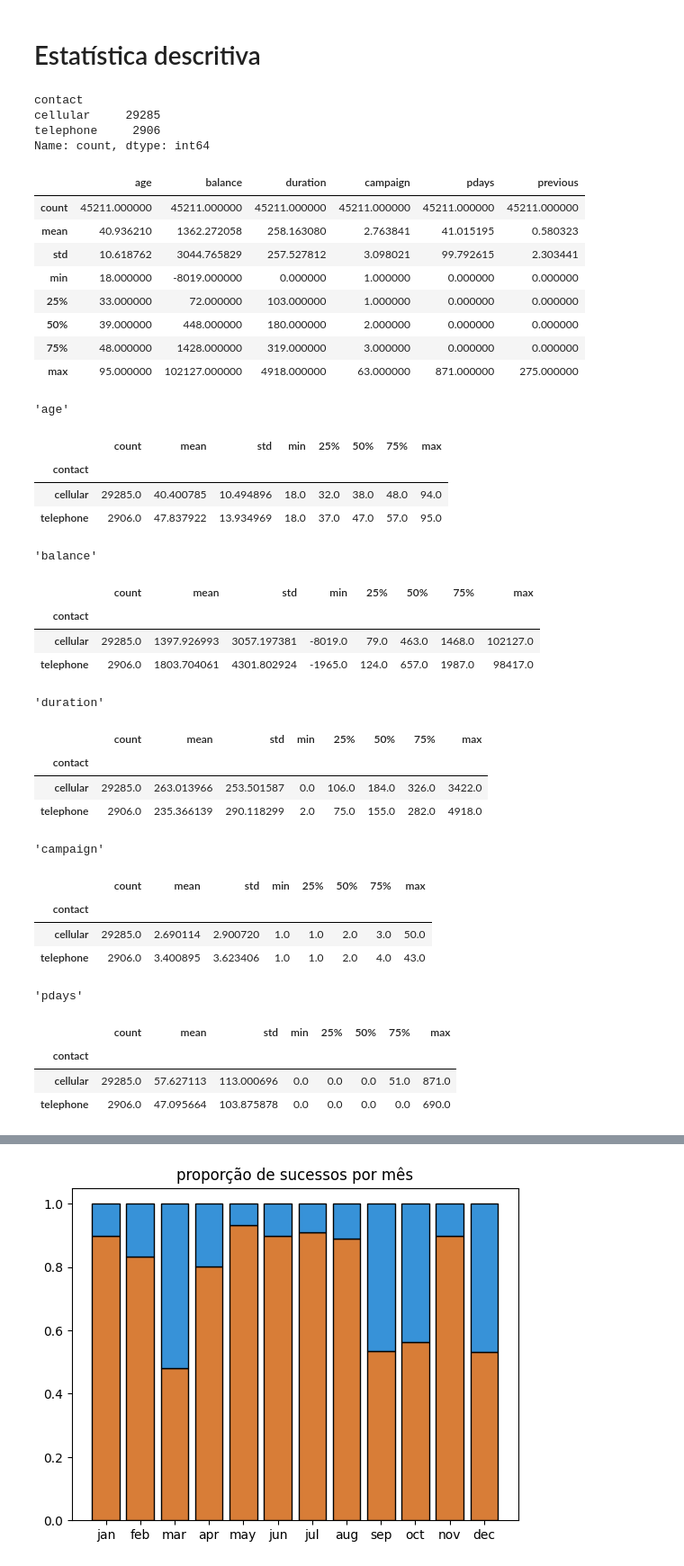
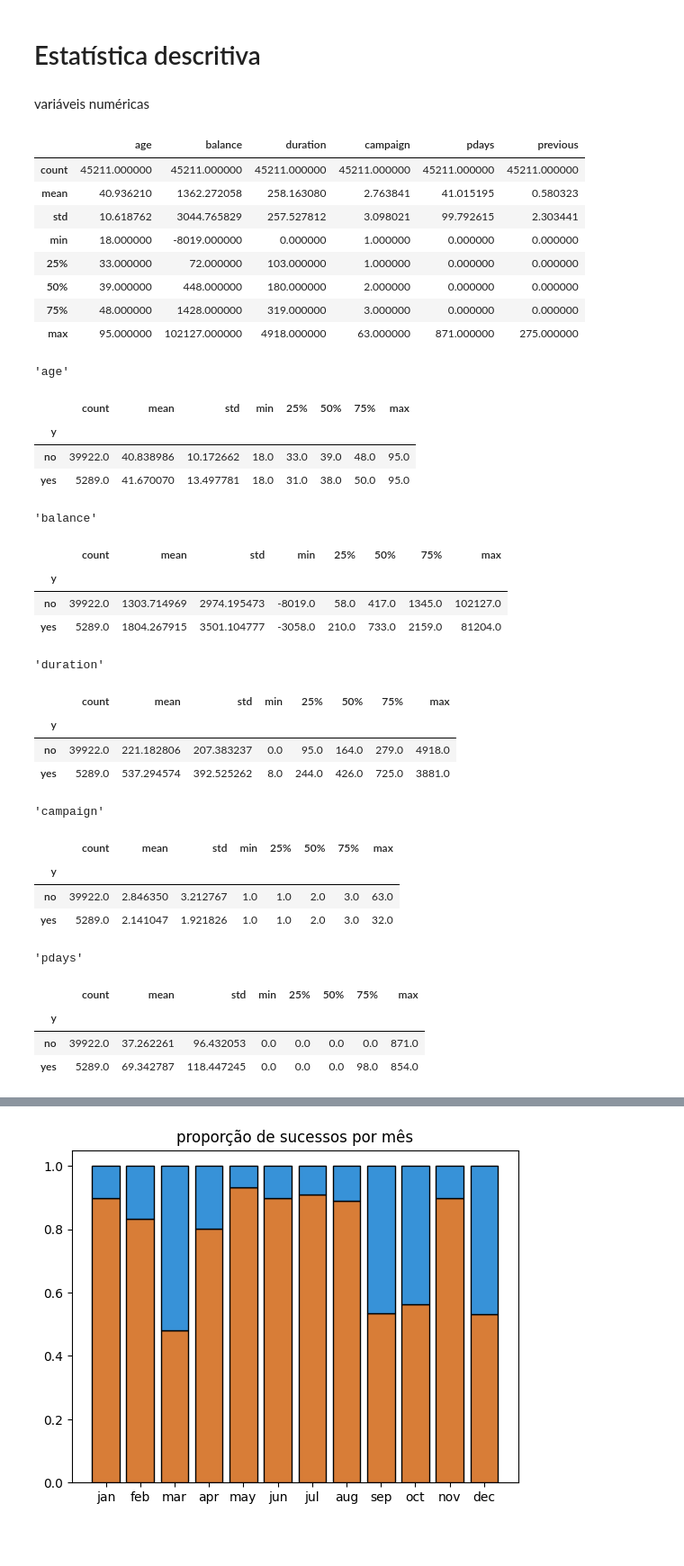
Before and after one commit to juliano-CN/analise-maketing-bancario, a Jupyter notebook: bank.ipynb, the cells around one changed output, grey strips where cells are left out. Shown at 90% size. Cells and saved outputs as stored; diff of their text form; code cells hidden in the pictures; blank space fills up the shorter version.

```diff
--- a/bank.ipynb
+++ b/bank.ipynb
@@ -71,22 +70,16 @@ df.head(6)
 | 5 | no | 35 | management | married | tertiary | no | 231 | yes | no | NaN | ... |
 # %% [markdown]
 # Estatística descritiva
+# %% [markdown]
+variáveis numéricas
 # %%
 import matplotlib.pyplot as plt
 import numpy as np
 
 numerical_variables = ["y","age","balance","duration","campaign","pdays","previous"]
 
-display(df['contact'].value_counts())
 display(df[numerical_variables].describe())
-for i in numerical_variables[1:6]:
-    display(i)
-    display(df.groupby('contact')[i].describe())
 # %% [output]
-contact
-cellular     29285
-telephone     2906
-Name: count, dtype: int64
 |  | age | balance | duration | campaign | pdays | previous |
 | count | 45211.000000 | 45211.000000 | 45211.000000 | 45211.000000 | 45211.000000 | 45211.000000 |
 | mean | 40.936210 | 1362.272058 | 258.163080 | 2.763841 | 41.015195 | 0.580323 |
@@ -96,28 +89,33 @@ Name: count, dtype: int64
 | 50% | 39.000000 | 448.000000 | 180.000000 | 2.000000 | 0.000000 | 0.000000 |
 | 75% | 48.000000 | 1428.000000 | 319.000000 | 3.000000 | 0.000000 | 0.000000 |
 | max | 95.000000 | 102127.000000 | 4918.000000 | 63.000000 | 871.000000 | 275.000000 |
-'age'
-|  | count | mean | std | min | 25% | 50% | 75% | max |
-| contact |  |  |  |  |  |  |  |  |
-| cellular | 29285.0 | 40.400785 | 10.494896 | 18.0 | 32.0 | 38.0 | 48.0 | 94.0 |
-| telephone | 2906.0 | 47.837922 | 13.934969 | 18.0 | 37.0 | 47.0 | 57.0 | 95.0 |
-'balance'
-|  | count | mean | std | min | 25% | 50% | 75% | max |
-| contact |  |  |  |  |  |  |  |  |
-| cellular | 29285.0 | 1397.926993 | 3057.197381 | -8019.0 | 79.0 | 463.0 | 1468.0 | 102127.0 |
-| telephone | 2906.0 | 1803.704061 | 4301.802924 | -1965.0 | 124.0 | 657.0 | 1987.0 | 98417.0 |
-'duration'
-|  | count | mean | std | min | 25% | 50% | 75% | max |
-| contact |  |  |  |  |  |  |  |  |
-| cellular | 29285.0 | 263.013966 | 253.501587 | 0.0 | 106.0 | 184.0 | 326.0 | 3422.0 |
-| telephone | 2906.0 | 235.366139 | 290.118299 | 2.0 | 75.0 | 155.0 | 282.0 | 4918.0 |
-'campaign'
-|  | count | mean | std | min | 25% | 50% | 75% | max |
-| contact |  |  |  |  |  |  |  |  |
-| cellular | 29285.0 | 2.690114 | 2.900720 | 1.0 | 1.0 | 2.0 | 3.0 | 50.0 |
-| telephone | 2906.0 | 3.400895 | 3.623406 | 1.0 | 1.0 | 2.0 | 4.0 | 43.0 |
-'pdays'
-|  | count | mean | std | min | 25% | 50% | 75% | max |
-| contact |  |  |  |  |  |  |  |  |
-| cellular | 29285.0 | 57.627113 | 113.000696 | 0.0 | 0.0 | 0.0 | 51.0 | 871.0 |
-| telephone | 2906.0 | 47.095664 | 103.875878 | 0.0 | 0.0 | 0.0 | 0.0 | 690.0 |
+# %%
+for i in numerical_variables[1:6]:
+    display(i)
+    display(df.groupby('y')[i].describe())
+# %% [output]
+'age'
+|  | count | mean | std | min | 25% | 50% | 75% | max |
+| y |  |  |  |  |  |  |  |  |
+| no | 39922.0 | 40.838986 | 10.172662 | 18.0 | 33.0 | 39.0 | 48.0 | 95.0 |
+| yes | 5289.0 | 41.670070 | 13.497781 | 18.0 | 31.0 | 38.0 | 50.0 | 95.0 |
+'balance'
+|  | count | mean | std | min | 25% | 50% | 75% | max |
+| y |  |  |  |  |  |  |  |  |
+| no | 39922.0 | 1303.714969 | 2974.195473 | -8019.0 | 58.0 | 417.0 | 1345.0 | 102127.0 |
+| yes | 5289.0 | 1804.267915 | 3501.104777 | -3058.0 | 210.0 | 733.0 | 2159.0 | 81204.0 |
+'duration'
+|  | count | mean | std | min | 25% | 50% | 75% | max |
+| y |  |  |  |  |  |  |  |  |
+| no | 39922.0 | 221.182806 | 207.383237 | 0.0 | 95.0 | 164.0 | 279.0 | 4918.0 |
+| yes | 5289.0 | 537.294574 | 392.525262 | 8.0 | 244.0 | 426.0 | 725.0 | 3881.0 |
+'campaign'
+|  | count | mean | std | min | 25% | 50% | 75% | max |
+| y |  |  |  |  |  |  |  |  |
+| no | 39922.0 | 2.846350 | 3.212767 | 1.0 | 1.0 | 2.0 | 3.0 | 63.0 |
+| yes | 5289.0 | 2.141047 | 1.921826 | 1.0 | 1.0 | 2.0 | 3.0 | 32.0 |
+'pdays'
+|  | count | mean | std | min | 25% | 50% | 75% | max |
+| y |  |  |  |  |  |  |  |  |
+| no | 39922.0 | 37.262261 | 96.432053 | 0.0 | 0.0 | 0.0 | 0.0 | 871.0 |
+| yes | 5289.0 | 69.342787 | 118.447245 | 0.0 | 0.0 | 0.0 | 98.0 | 854.0 |
```
Also changed, not shown: parts of 26 cells of this notebook, 2 other files.
